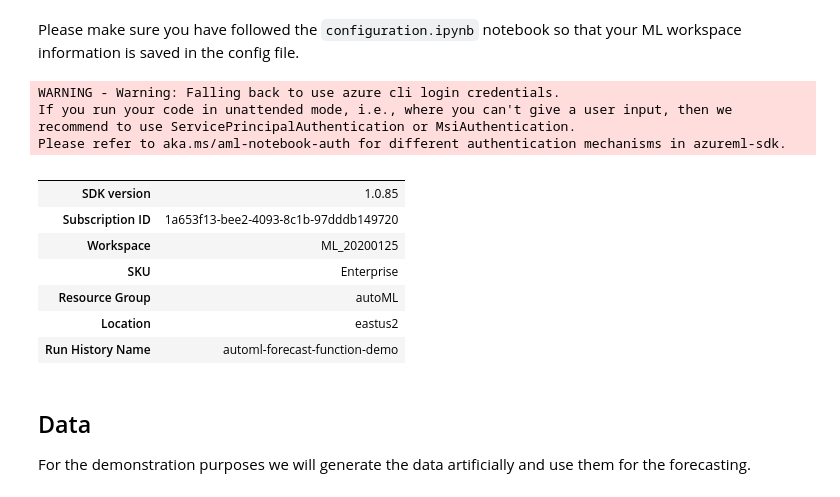
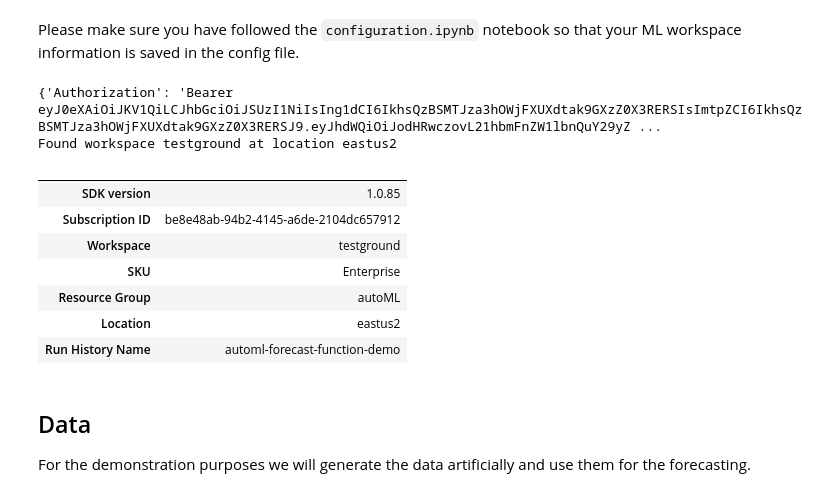
Before and after one commit to wwolfyy/Azure-MachineLearningNotebooks, a Jupyter notebook: how-to-use-azureml/automated-machine-learning/forecasting-high-frequency/automl-forecasting-function.ipynb, the cells around one changed output. Saved outputs shown, nothing was run; the diff lists cells and outputs as text; code cells hidden in the pictures.

```diff
--- a/how-to-use-azureml/automated-machine-learning/forecasting-high-frequency/automl-forecasting-function.ipynb
+++ b/how-to-use-azureml/automated-machine-learning/forecasting-high-frequency/automl-forecasting-function.ipynb
@@ -55,35 +55,39 @@ np.set_printoptions(precision=4, suppress=True, linewidth=120)
 # %%
 import azureml.core
 from azureml.core.workspace import Workspace
 from azureml.core.experiment import Experiment
 from azureml.train.automl import AutoMLConfig
 
-ws = Workspace.from_config()
+# set up workspace
+import sys
+sys.path.append(r'C:\Users\jp\Documents\GitHub\vault-private')
+import credentials
+
+ws = credentials.authenticate_AZR('gmail', 'testground') # auth & ws setup in one swing
 
 # choose a name for the run history container in the workspace
 experiment_name = 'automl-forecast-function-demo'
 
 experiment = Experiment(ws, experiment_name)
 
 output = {}
 output['SDK version'] = azureml.core.VERSION
 output['Subscription ID'] = ws.subscription_id
 output['Workspace'] = ws.name
 output['SKU'] = ws.sku
 output['Resource Group'] = ws.resource_group
 output['Location'] = ws.location
 output['Run History Name'] = experiment_name
 pd.set_option('display.max_colwidth', 50)
 outputDf = pd.DataFrame(data = output, index = [''])
 outputDf.T
 # %% [output]
-WARNING - Warning: Falling back to use azure cli login credentials.
-If you run your code in unattended mode, i.e., where you can't give a user input, then we recommend to use ServicePrincipalAuthentication or MsiAuthentication.
-Please refer to aka.ms/aml-notebook-auth for different authentication mechanisms in azureml-sdk.
+{'Authorization': 'Bearer eyJ0eXAiOiJKV1QiLCJhbGciOiJSUzI1NiIsIng1dCI6IkhsQzBSMTJza3hOWjFXUXdtak9GXzZ0X3RERSIsImtpZCI6IkhsQzBSMTJza3hOWjFXUXdtak9GXzZ0X3RERSJ9.eyJhdWQiOiJodHRwczovL21hbmFnZW1lbnQuY29yZ ...
+Found workspace testground at location eastus2
 |  |  |
 | SDK version | 1.0.85 |
-| Subscription ID | 1a653f13-bee2-4093-8c1b-97dddb149720 |
-| Workspace | ML_20200125 |
+| Subscription ID | be8e48ab-94b2-4145-a6de-2104dc657912 |
+| Workspace | testground |
 | SKU | Enterprise |
 | Resource Group | autoML |
 | Location | eastus2 |
```
Also changed, not shown: parts of 18 cells of this notebook, 40 other files.
